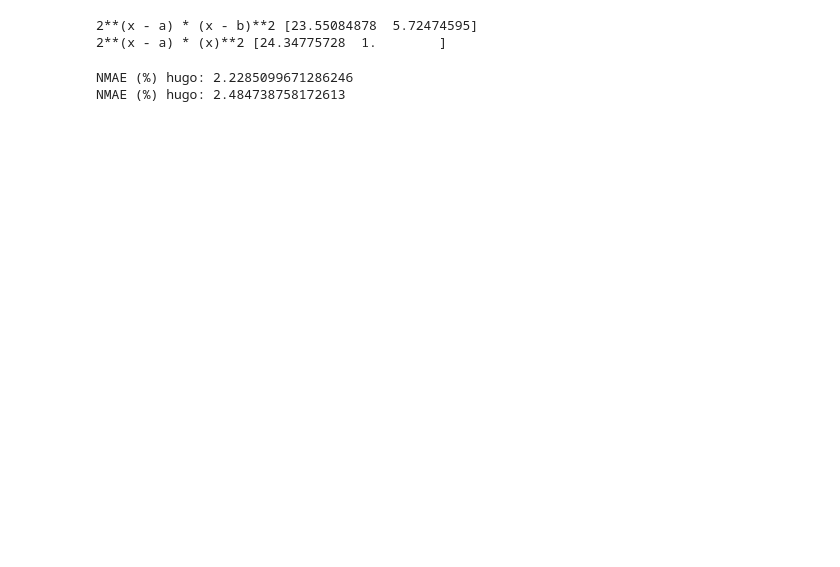
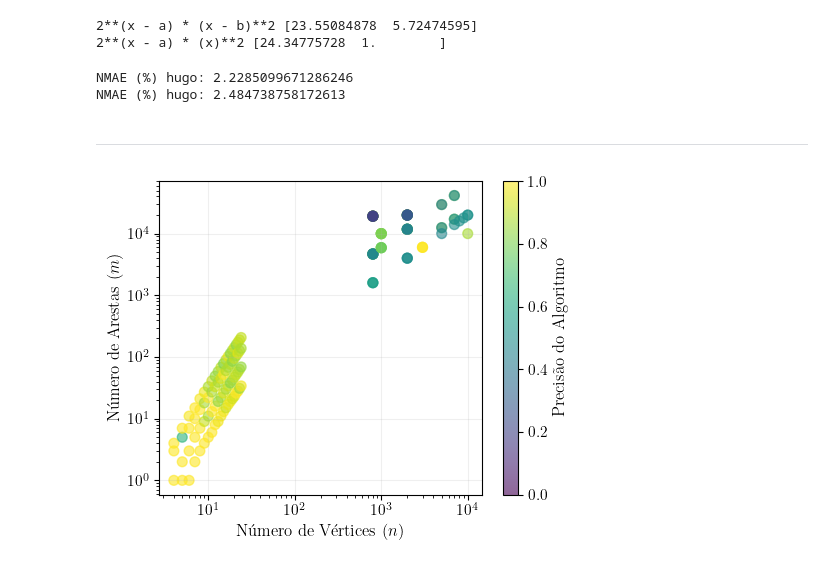
Before and after one commit to Hugoverissimo21/max-weighted-cut, a Jupyter notebook: benchmarks02 (plots).ipynb, the cells around one changed output. Saved outputs shown, nothing was run; the diff lists cells and outputs as text; code cells hidden in the pictures; blank space fills up the shorter version.

Commit message:
repot - results plot

```diff
--- a/benchmarks02 (plots).ipynb
+++ b/benchmarks02 (plots).ipynb
@@ -360,3 +360,52 @@ print("NMAE (%) hugo:", nmae_hugo3)
 # %% [output]
 NMAE (%) hugo: 2.2285099671286246
 NMAE (%) hugo: 2.484738758172613
+# %% [markdown]
+---
+# %%
+df = pd.read_excel("results.xlsx", header=[0,1], index_col=0)
+n = df[("Graph", "n")]
+m = df[("Graph", "m")]
+greedy_prec = df[("greedy_prec", " ")]
+# %%
+import numpy as np
+import matplotlib.pyplot as plt
+from matplotlib.ticker import FuncFormatter
+
+
+x = n
+y = m
+norm_percentages = greedy_prec
+
+plt.rcParams.update({
+    "text.usetex": True,              # If you want to use LaTeX fonts in text
+    "font.family": "serif",           # IEEE uses Times New Roman-like fonts
+    "font.size": 12,                   # General font size for IEEE format
+    "axes.labelsize": 12,              # Axis labels font size
+    "legend.fontsize": 11,             # Legend font size
+    "xtick.labelsize": 11,             # X-axis tick labels font size
+    "ytick.labelsize": 11,             # Y-axis tick labels font size
+    "figure.figsize": (5, 5*0.8),
+    "savefig.dpi": 1200,               # DPI for high-quality PNG/JPEG
+})
+
+
+# Create a scatter plot with transparency (alpha) to see overlapping points
+scatter = plt.scatter(np.append(x[0],x), np.append(y[0],y), c=np.append(0,norm_percentages), cmap='viridis', s=50, alpha=0.6)
+
+
+
+# Add a color bar
+cbar = plt.colorbar(scatter)
+
+plt.xscale('log')
+plt.yscale('log')
+cbar.set_label('Precisão do Algoritmo')
+plt.xlabel('Número de Vértices ($n$)')
+plt.ylabel('Número de Arestas ($m$)')
+plt.grid(True, alpha=0.2)
+plt.tight_layout()
+plt.savefig("assets/precHEU.png", format="png", dpi=900, bbox_inches="tight", transparent=True)
+plt.show()
+# %% [output]
+[figure, added]
```
Also changed, not shown: parts of 4 cells of this notebook, 10 other files.
